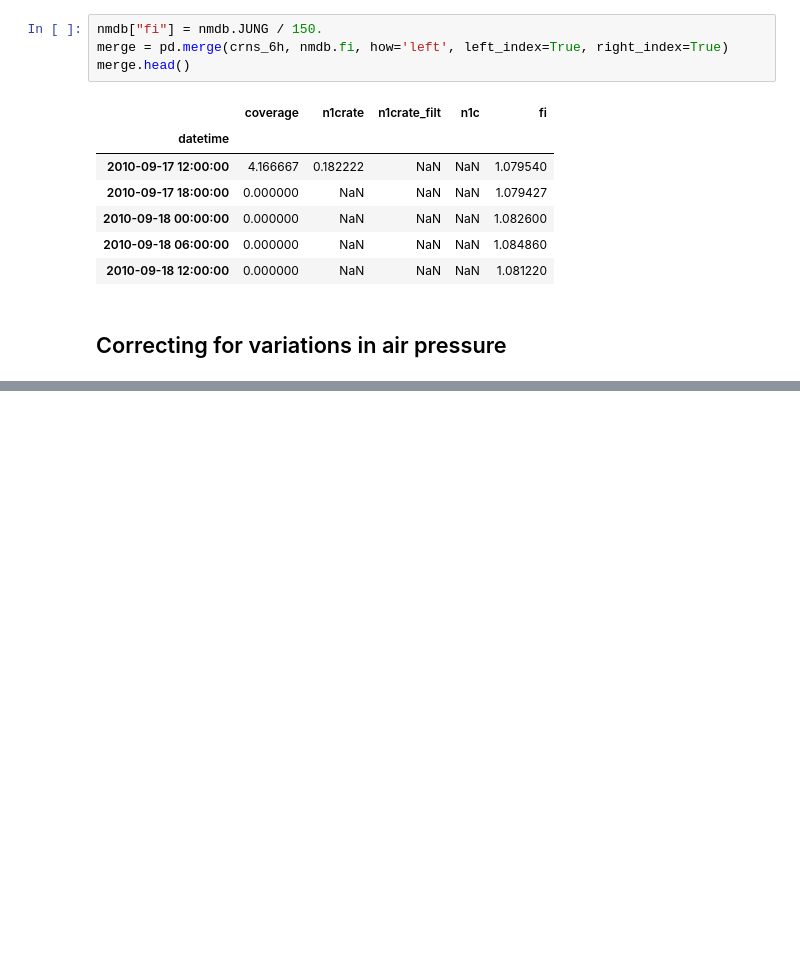
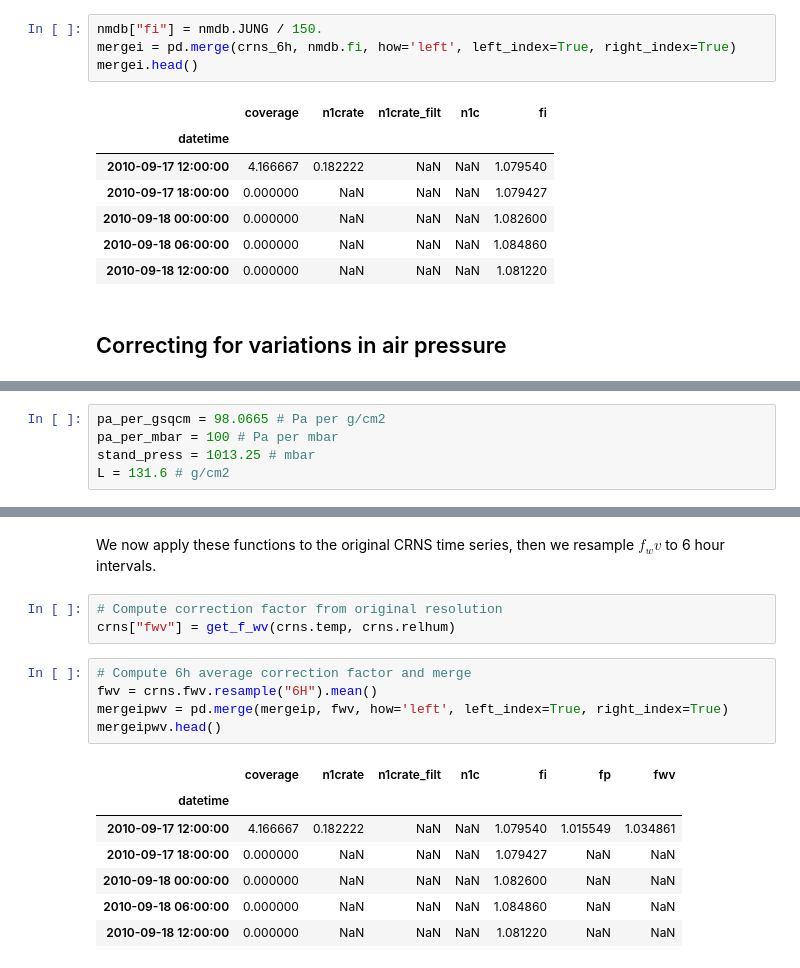
Before and after one commit to heistermann/cosmicsense, a Jupyter notebook: docs/source/notebooks/n_to_theta.ipynb, the cells around one changed output, grey strips where cells are left out. Saved outputs shown, nothing was run; the diff lists cells and outputs as text; blank space fills up the shorter version.

```diff
--- a/docs/source/notebooks/n_to_theta.ipynb
+++ b/docs/source/notebooks/n_to_theta.ipynb
@@ -210,7 +210,7 @@ We use 150 cps as $f_{ref}$ for station `JUNG`:
 # %%
 nmdb["fi"] = nmdb.JUNG / 150.
-merge = pd.merge(crns_6h, nmdb.fi, how='left', left_index=True, right_index=True)
-merge.head()
+mergei = pd.merge(crns_6h, nmdb.fi, how='left', left_index=True, right_index=True)
+mergei.head()
 # %% [output]
 |  | coverage | n1crate | n1crate_filt | n1c | fi |
 | datetime |  |  |  |  |  |
@@ -229,0 +247,5 @@ nmdb.JUNG1.plot(label="JUNG1", lw=1)
+# %%
+pa_per_gsqcm = 98.0665 # Pa per g/cm2
+pa_per_mbar = 100 # Pa per mbar
+stand_press = 1013.25 # mbar
+L = 131.6 # g/cm2
@@ -231,0 +373,18 @@ nmdb.JUNG1.plot(label="JUNG1", lw=1)
+# %% [markdown]
+We now apply these functions to the original CRNS time series, then we resample $f_wv$ to 6 hour intervals.
+# %%
+# Compute correction factor from original resolution
+crns["fwv"] = get_f_wv(crns.temp, crns.relhum)
+# %%
+# Compute 6h average correction factor and merge
+fwv = crns.fwv.resample("6H").mean()
+mergeipwv = pd.merge(mergeip, fwv, how='left', left_index=True, right_index=True)
+mergeipwv.head()
+# %% [output]
+|  | coverage | n1crate | n1crate_filt | n1c | fi | fp | fwv |
+| datetime |  |  |  |  |  |  |  |
+| 2010-09-17 12:00:00 | 4.166667 | 0.182222 | NaN | NaN | 1.079540 | 1.015549 | 1.034861 |
+| 2010-09-17 18:00:00 | 0.000000 | NaN | NaN | NaN | 1.079427 | NaN | NaN |
+| 2010-09-18 00:00:00 | 0.000000 | NaN | NaN | NaN | 1.082600 | NaN | NaN |
+| 2010-09-18 06:00:00 | 0.000000 | NaN | NaN | NaN | 1.084860 | NaN | NaN |
+| 2010-09-18 12:00:00 | 0.000000 | NaN | NaN | NaN | 1.081220 | NaN | NaN |
```
Also changed, not shown: parts of 15 cells of this notebook.
